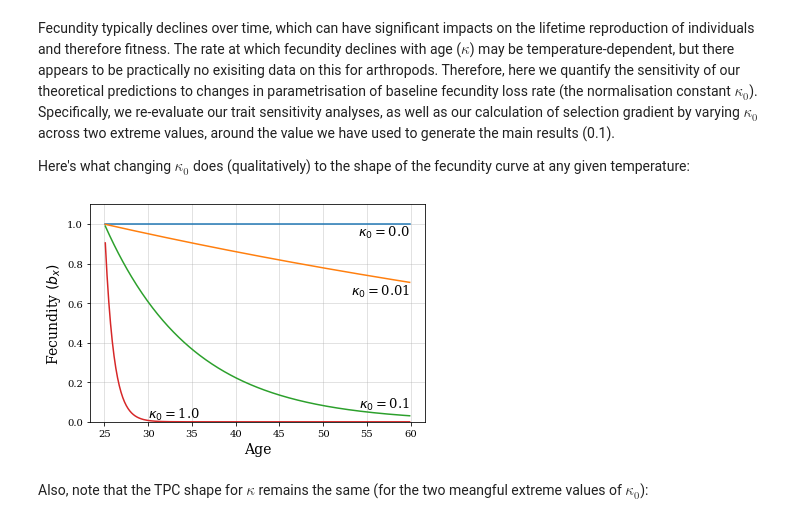
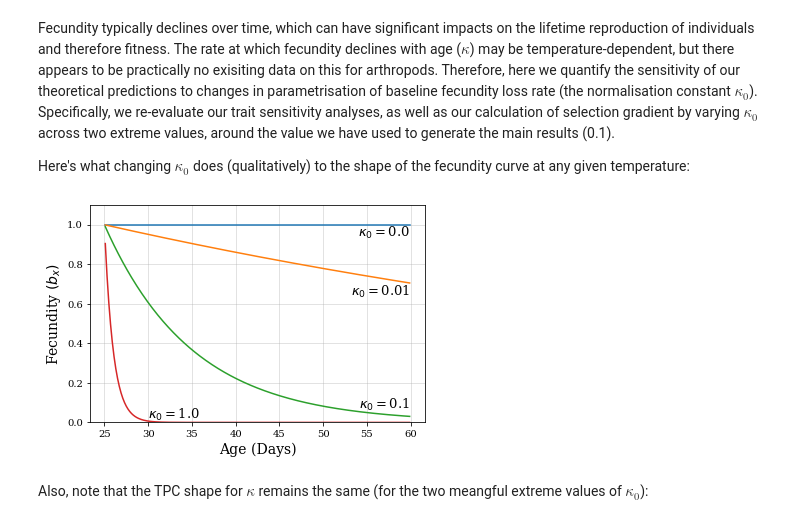
Before and after one commit to EcoEngLab/TraitMismatchPaper-main, a Jupyter notebook: code/TraitMismatch_SI.ipynb, the cells around one changed output. Drawn from its saved outputs; the diff is of its cells as text; code cells hidden in the pictures.

```diff
--- a/code/TraitMismatch_SI.ipynb
+++ b/code/TraitMismatch_SI.ipynb
@@ -832,27 +848,27 @@ Here's what changing $\kappa_0$ does (qualitatively) to the shape of the fecundi
 # %%
 fig = plt.figure(); ax = fig.add_subplot(111)
 b_x_lam = lambdify((b_max, kappa, alpha, x), b_x, np) #use lambidify to speed up
 
 kap_range = [0.0,0.01,0.1,1.0]
 
 ax.plot(x_vec[x_vec>alp_par], b_x_lam(b_max_par, kap_range[0], alp_par, x_vec[x_vec>alp_par]));
 ax.text(max(x_vec), 1, r'$\kappa_0 = $'+ str(kap_range[0]), horizontalalignment = "right",
         verticalalignment = "top", fontsize = 13);
 ax.plot(x_vec[x_vec>alp_par], b_x_lam(b_max_par, kap_range[1], alp_par, x_vec[x_vec>alp_par]));
 ax.text(max(x_vec), .7, r'$\kappa_0 = $'+ str(kap_range[1]), horizontalalignment = "right",
         verticalalignment = "top", fontsize = 13);
 ax.plot(x_vec[x_vec>alp_par], b_x_lam(b_max_par, kap_range[2], alp_par, x_vec[x_vec>alp_par]));
 ax.text(max(x_vec), 0.05, r'$\kappa_0 = $'+ str(kap_range[2]), horizontalalignment = "right",
         verticalalignment = "bottom", fontsize = 13);
 ax.plot(x_vec[x_vec>alp_par], b_x_lam(b_max_par, kap_range[3], alp_par, x_vec[x_vec>alp_par]));
 ax.text(30, 0, r'$\kappa_0 = $'+ str(kap_range[3]), horizontalalignment = "left",
         verticalalignment = "bottom", fontsize = 13);
-ax.set_xlabel('Age', fontsize=14);
+ax.set_xlabel('Age (Days)', fontsize=14);
 ax.set_ylim([0,b_max_par*1.1]);
 ax.set_ylabel('Fecundity $(b_x)$', fontsize=14)
-plt.savefig('../results/kappa_plot.pdf')
+plt.savefig('../results/kappa_plot.pdf', bbox_inches='tight')
 # %% [output]
-[figure, old version]
+[figure, new version]
 # %% [markdown]
 Also, note that the TPC shape for $\kappa$ remains the same (for the two meangful extreme values of $\kappa_0$):
 # %%
```
Also changed, not shown: parts of 23 cells of this notebook, 1 other file.
